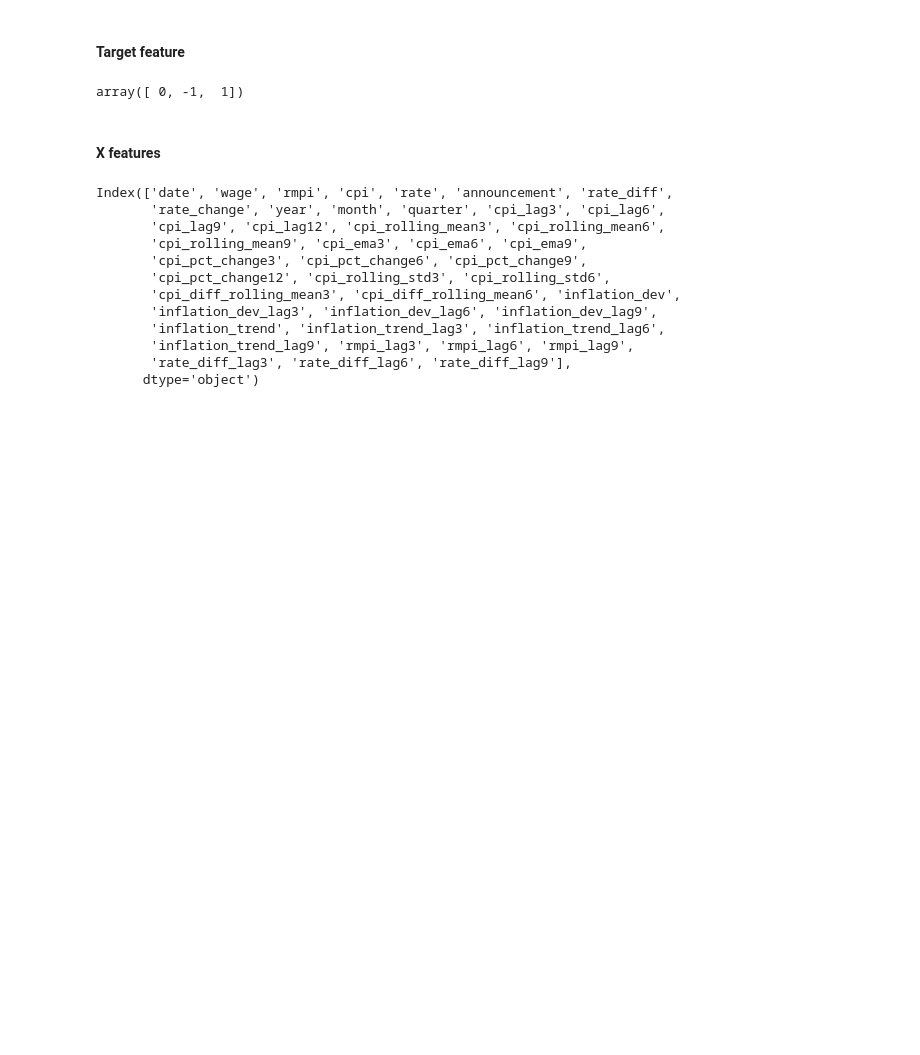
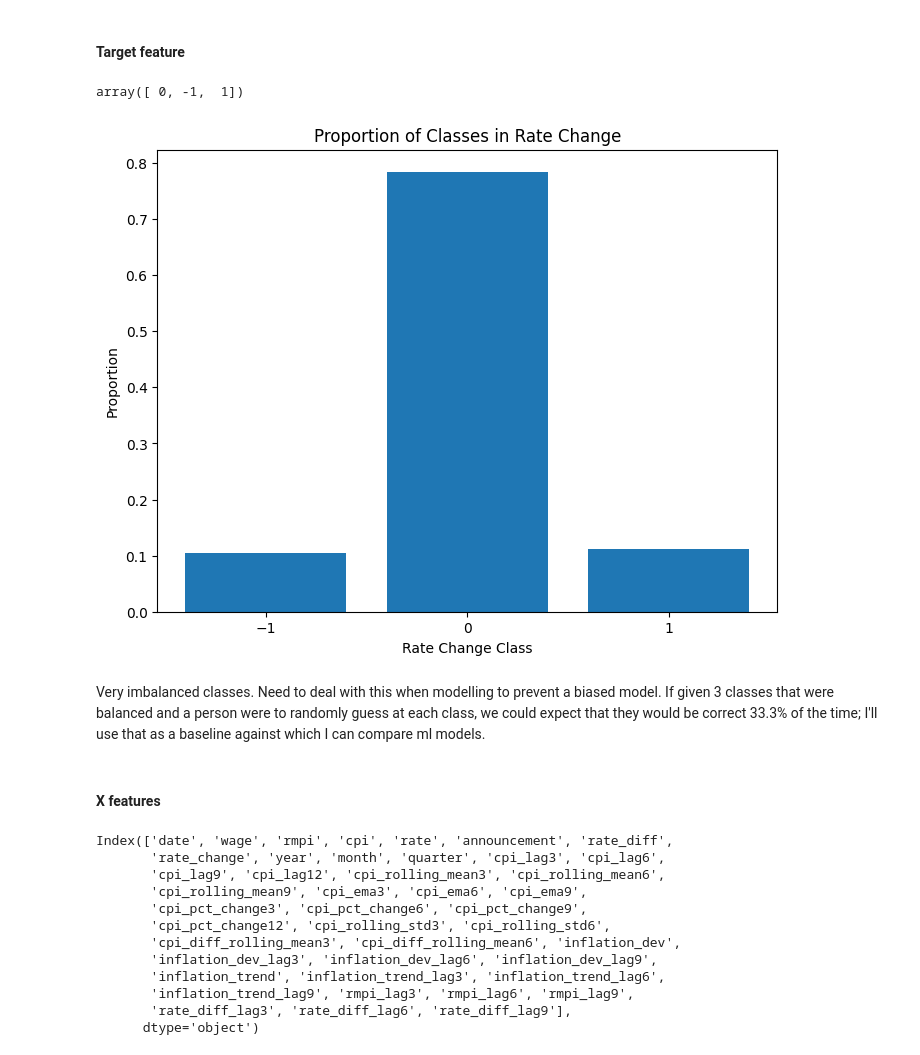
Before and after one commit to FleaBusyBeeBergs/dtsa5506-pipeline, a Jupyter notebook: dtsa5506_final_project.ipynb, the cells around one changed output. Drawn from its saved outputs; the diff is of its cells as text; code cells hidden in the pictures; blank space fills up the shorter version.

```diff
--- a/dtsa5506_final_project.ipynb
+++ b/dtsa5506_final_project.ipynb
@@ -961,6 +966,22 @@ ml_df['rate_change'] = ml_df['rate_diff'].apply(lambda x: -1 if x < 0 else (1 if
 ml_df['rate_change'].unique()
 # %% [output]
 array([ 0, -1,  1])
+# %%
+# plot class proportions
+rate_change_counts = ml_df['rate_change'].value_counts()
+proportions = rate_change_counts / len(ml_df)
+
+plt.figure(figsize=(8, 6))
+plt.bar(proportions.index, proportions.values)
+plt.xlabel("Rate Change Class")
+plt.ylabel("Proportion")
+plt.title("Proportion of Classes in Rate Change")
+plt.xticks(proportions.index)  # Ensure all class labels are displayed
+plt.show()
+# %% [output]
+[figure, added]
+# %% [markdown]
+Very imbalanced classes. Need to deal with this when modelling to prevent a biased model. If given 3 classes that were balanced and a person were to randomly guess at each class, we could expect that they would be correct 33.3% of the time; I'll use that as a baseline against which I can compare ml models.
 # %% [markdown]
 #### X features
 # %%
```
Also changed, not shown: parts of 12 cells of this notebook.
